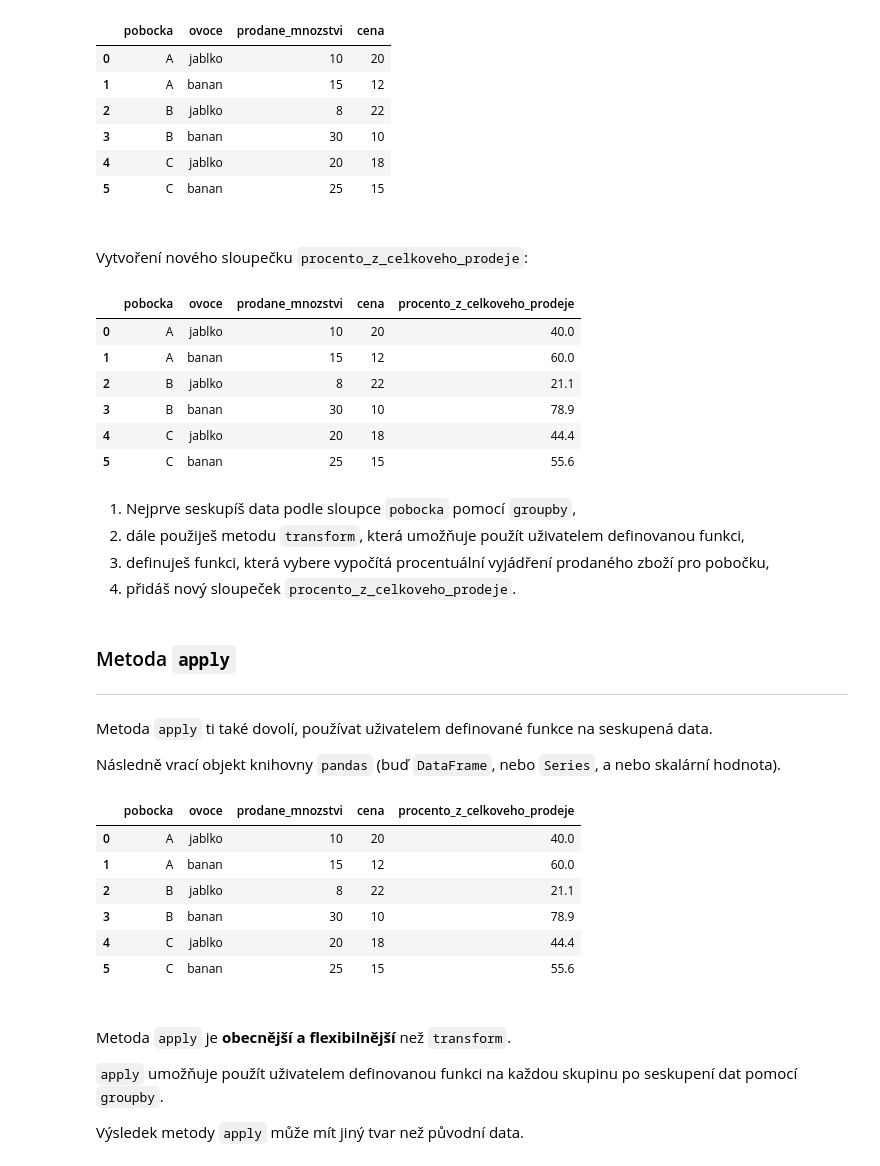
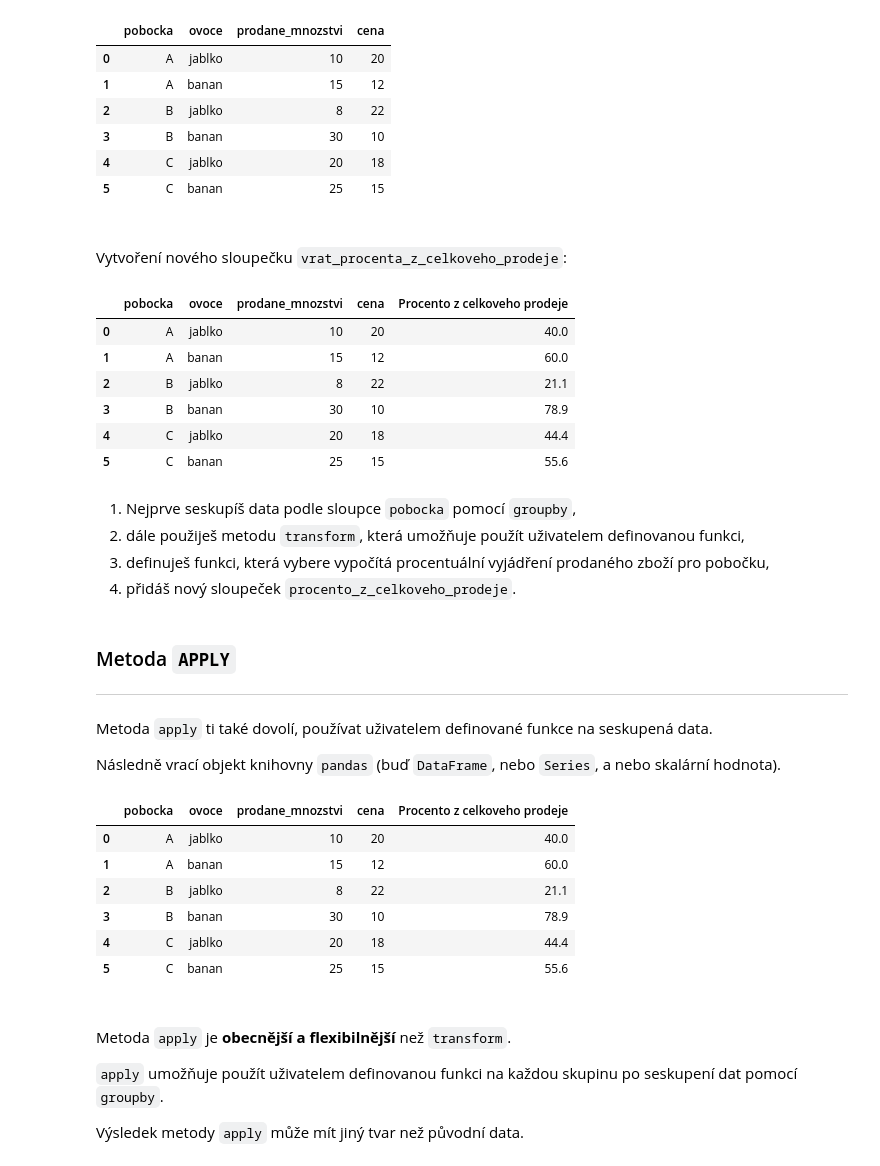
Before and after one commit to Bralor/python-data-2024, a Jupyter notebook: shared/notebooks/lesson03.ipynb, the cells around one changed output. Drawn from its saved outputs; the diff is of its cells as text; code cells hidden in the pictures.

```diff
--- a/shared/notebooks/lesson03.ipynb
+++ b/shared/notebooks/lesson03.ipynb
@@ -926,5 +1097,5 @@ ovoce_data = {
     'cena': [20, 12, 22, 10, 18, 15]
 }
 # %%
-df_ovoce = DataFrame(ovoce_data)
+ovoce_df = DataFrame(ovoce_data)
 # %%
@@ -982,19 +1150,19 @@ df_ovoce
 | 4 | C | jablko | 20 | 18 |
 | 5 | C | banan | 25 | 15 |
 # %%
-def vrat_procenta_z_celkoveho_prodeje(udaj) -> float:
+def vrat_procenta_z_celkoveho_prodeje(udaj: Series) -> float:
     return round(udaj / udaj.sum() * 100, 1)
 # %% [markdown]
 <br>
 
-Vytvoření nového sloupečku `procento_z_celkoveho_prodeje`:
+Vytvoření nového sloupečku `vrat_procenta_z_celkoveho_prodeje`:
 # %%
-df_ovoce['procento_z_celkoveho_prodeje'] = df_ovoce.groupby('pobocka')['prodane_mnozstvi'] \
+ovoce_df['Procento z celkoveho prodeje'] = ovoce_df.groupby('pobocka')['prodane_mnozstvi'] \
     .transform(vrat_procenta_z_celkoveho_prodeje)
 # %%
-df_ovoce
+ovoce_df
 # %% [output]
-|  | pobocka | ovoce | prodane_mnozstvi | cena | procento_z_celkoveho_prodeje |
+|  | pobocka | ovoce | prodane_mnozstvi | cena | Procento z celkoveho prodeje |
 | 0 | A | jablko | 10 | 20 | 40.0 |
 | 1 | A | banan | 15 | 12 | 60.0 |
 | 2 | B | jablko | 8 | 22 | 21.1 |
@@ -1007,7 +1175,7 @@ df_ovoce
 3. definuješ funkci, která vybere vypočítá procentuální vyjádření prodaného zboží pro pobočku,
 4. přidáš nový sloupeček `procento_z_celkoveho_prodeje`.
 # %% [markdown]
-### Metoda `apply`
+### Metoda `APPLY`
 
 ---
 
@@ -1015,9 +1183,9 @@ Metoda `apply` ti také dovolí, používat uživatelem definované funkce na se
 
 Následně vrací objekt knihovny `pandas` (buď `DataFrame`, nebo `Series`, a nebo skalární hodnota).
 # %%
-df_ovoce
+ovoce_df
 # %% [output]
-|  | pobocka | ovoce | prodane_mnozstvi | cena | procento_z_celkoveho_prodeje |
+|  | pobocka | ovoce | prodane_mnozstvi | cena | Procento z celkoveho prodeje |
 | 0 | A | jablko | 10 | 20 | 40.0 |
 | 1 | A | banan | 15 | 12 | 60.0 |
 | 2 | B | jablko | 8 | 22 | 21.1 |
```
Also changed, not shown: parts of 133 cells of this notebook.
